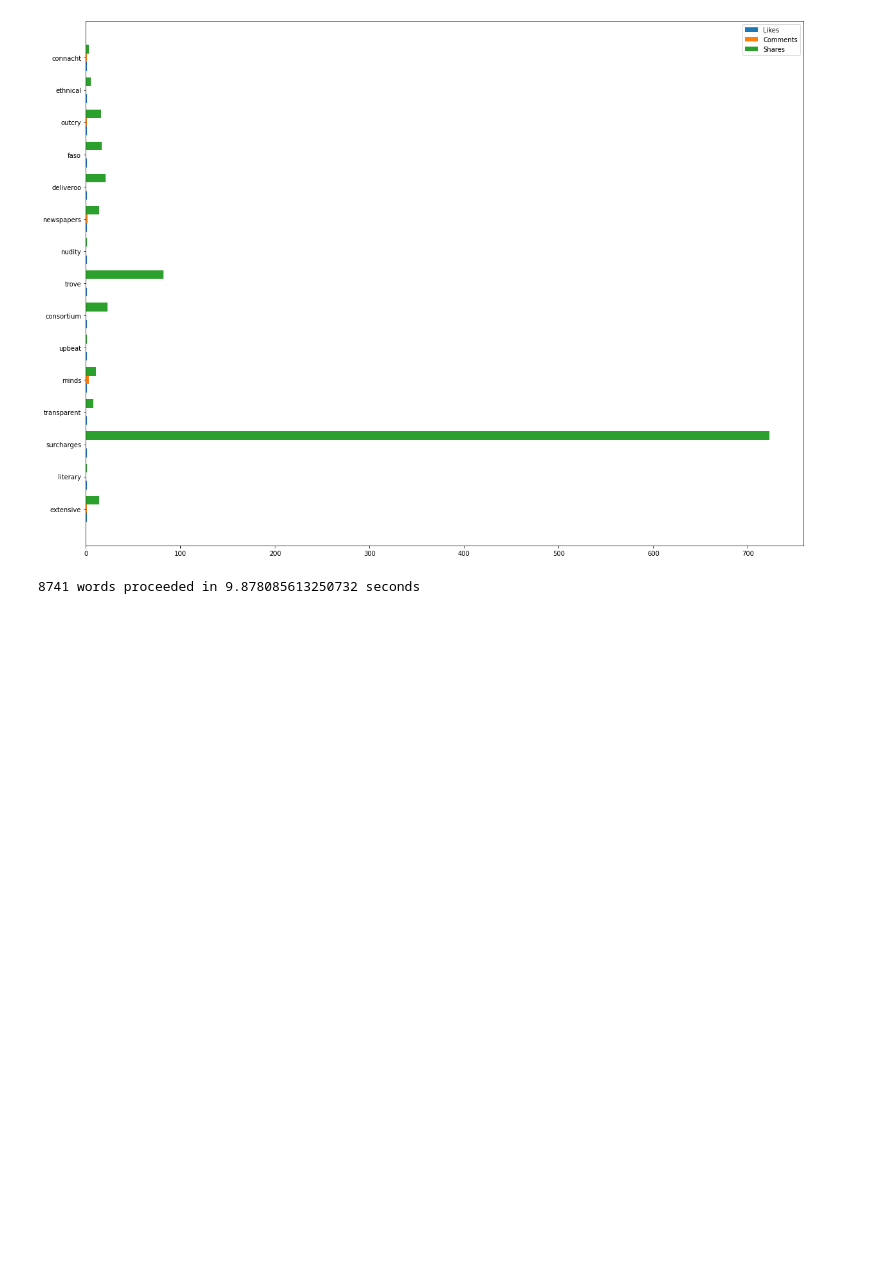
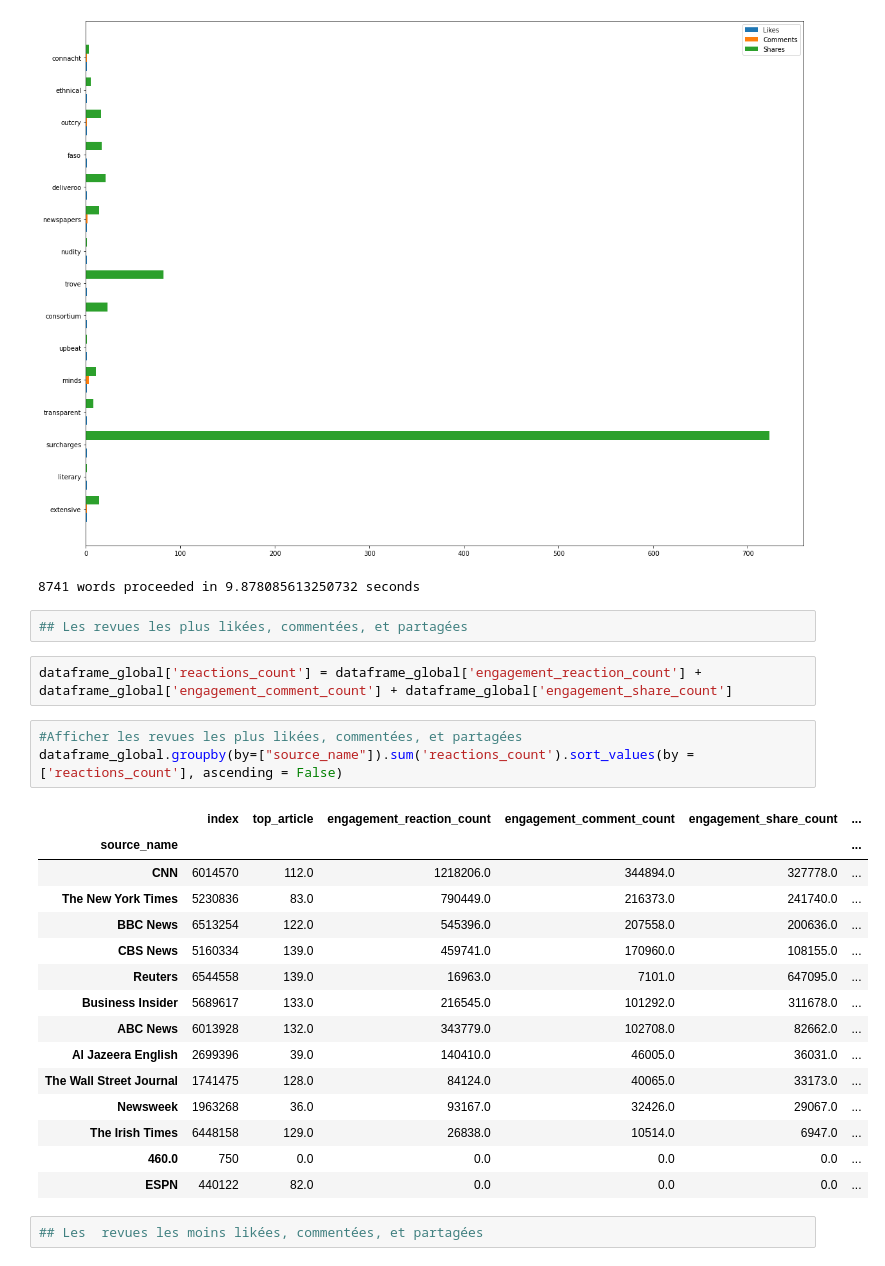
Before and after one commit to vittorio-c/Internet-news-data-with-readers-engagement, a Jupyter notebook: index.ipynb, the cells around one changed output. Saved outputs shown, nothing was run; the diff lists cells and outputs as text; blank space fills up the shorter version.

```diff
--- a/index.ipynb
+++ b/index.ipynb
@@ -669,3 +669,28 @@ Processing 8741 words...
 Processing 8741 words...
 [figure]
 8741 words proceeded in 9.878085613250732 seconds
+# %%
+## Les revues les plus likées, commentées, et partagées
+# %%
+dataframe_global['reactions_count'] = dataframe_global['engagement_reaction_count'] + dataframe_global['engagement_comment_count'] + dataframe_global['engagement_share_count']
+# %%
+#Afficher les revues les plus likées, commentées, et partagées
+dataframe_global.groupby(by=["source_name"]).sum('reactions_count').sort_values(by = ['reactions_count'], ascending = False)
+# %% [output]
+|  | index | top_article | engagement_reaction_count | engagement_comment_count | engagement_share_count | ... |
+| source_name |  |  |  |  |  | ... |
+| CNN | 6014570 | 112.0 | 1218206.0 | 344894.0 | 327778.0 | ... |
+| The New York Times | 5230836 | 83.0 | 790449.0 | 216373.0 | 241740.0 | ... |
+| BBC News | 6513254 | 122.0 | 545396.0 | 207558.0 | 200636.0 | ... |
+| CBS News | 5160334 | 139.0 | 459741.0 | 170960.0 | 108155.0 | ... |
+| Reuters | 6544558 | 139.0 | 16963.0 | 7101.0 | 647095.0 | ... |
+| Business Insider | 5689617 | 133.0 | 216545.0 | 101292.0 | 311678.0 | ... |
+| ABC News | 6013928 | 132.0 | 343779.0 | 102708.0 | 82662.0 | ... |
+| Al Jazeera English | 2699396 | 39.0 | 140410.0 | 46005.0 | 36031.0 | ... |
+| The Wall Street Journal | 1741475 | 128.0 | 84124.0 | 40065.0 | 33173.0 | ... |
+| Newsweek | 1963268 | 36.0 | 93167.0 | 32426.0 | 29067.0 | ... |
+| The Irish Times | 6448158 | 129.0 | 26838.0 | 10514.0 | 6947.0 | ... |
+| 460.0 | 750 | 0.0 | 0.0 | 0.0 | 0.0 | ... |
+| ESPN | 440122 | 82.0 | 0.0 | 0.0 | 0.0 | ... |
+# %%
+## Les  revues les moins likées, commentées, et partagées
```
Also changed, not shown: parts of 4 cells of this notebook.
